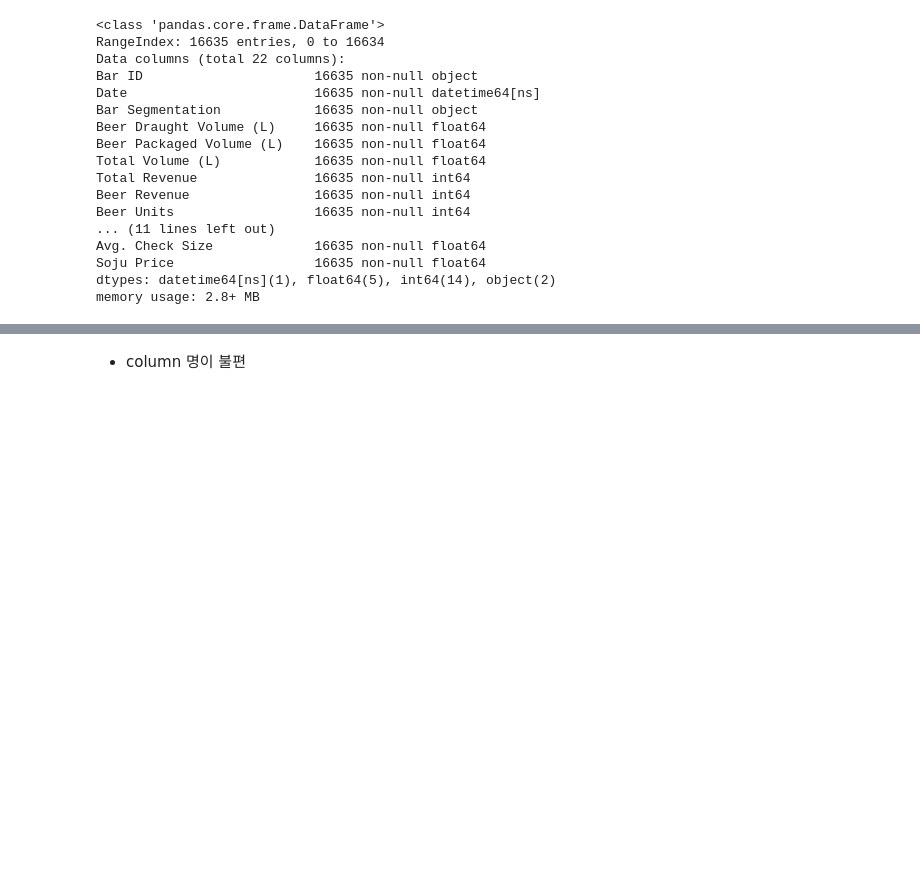
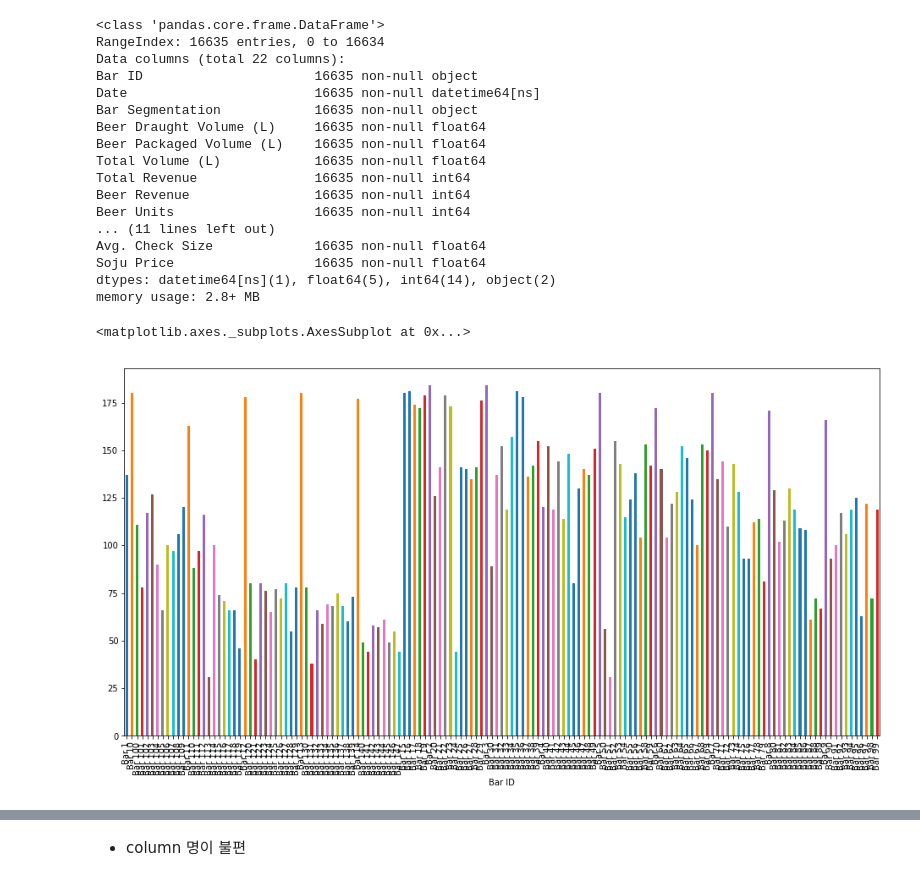
Before and after one commit to kookoowaa/Projects, a Jupyter notebook: WB project/EDA.ipynb, the cells around one changed output, grey strips where cells are left out. Cells and saved outputs as stored; diff of their text form; code cells hidden in the pictures; blank space fills up the shorter version.

```diff
--- a/WB project/EDA.ipynb
+++ b/WB project/EDA.ipynb
@@ -31,3 +31,8 @@ Avg. Check Size             16635 non-null float64
 Soju Price                  16635 non-null float64
 dtypes: datetime64[ns](1), float64(5), int64(14), object(2)
 memory usage: 2.8+ MB
+# %%
+dataSet.groupby('Bar ID')['Date'].count().plot(kind='bar')
+# %% [output]
+<matplotlib.axes._subplots.AxesSubplot at 0x...>
+[figure, added]
```
Also changed, not shown: parts of 1 cell of this notebook.
